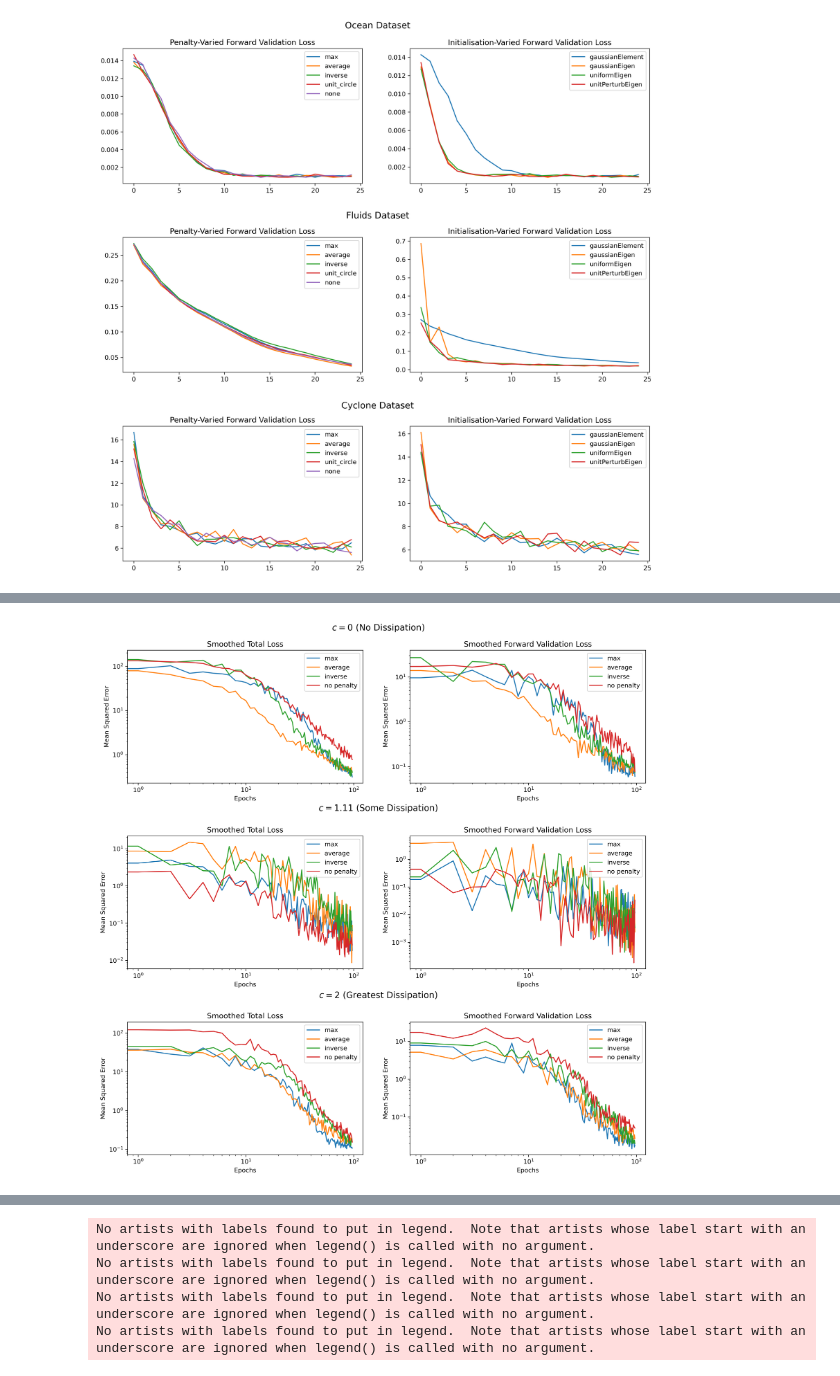
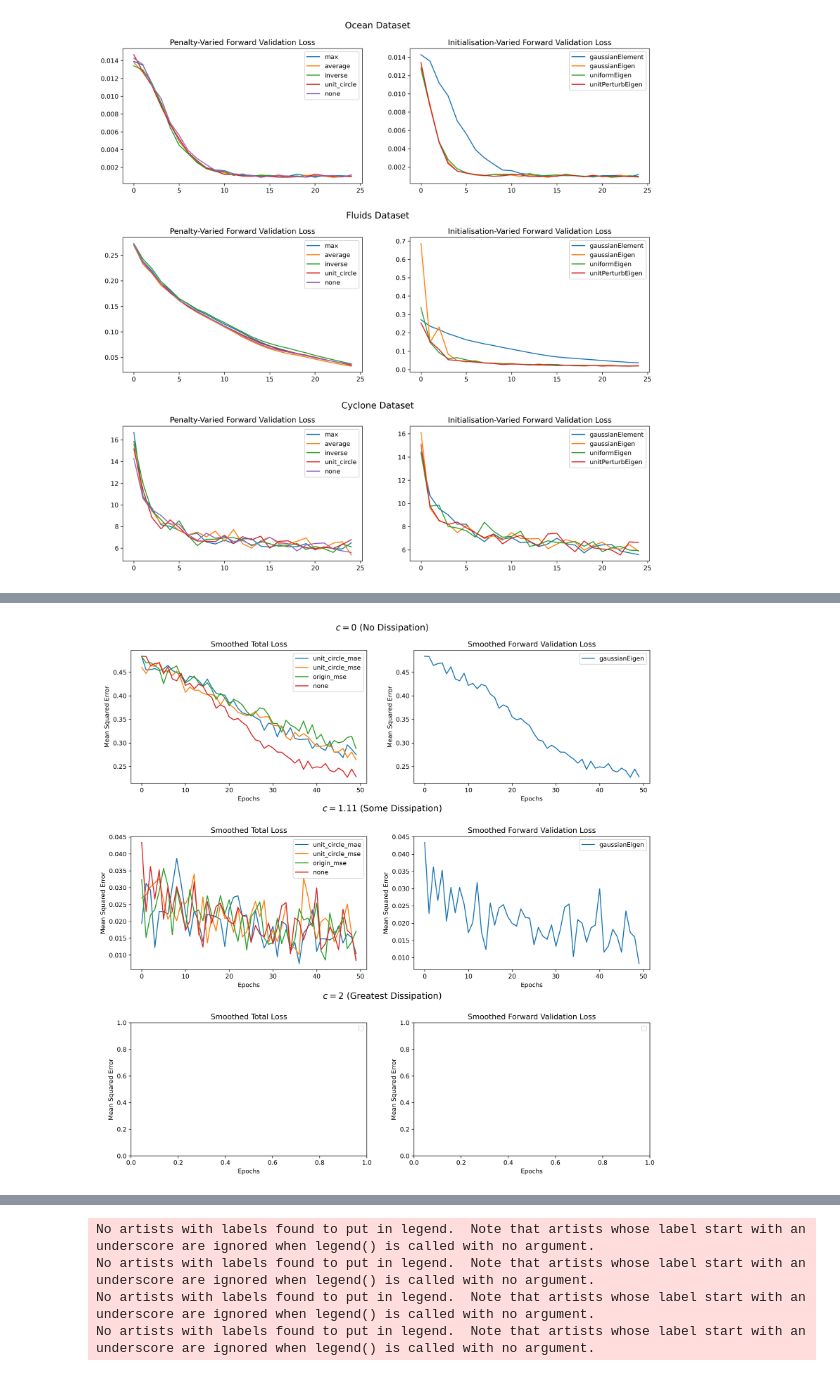
Before and after one commit to jackmiller2003/kae-cyclones, a Jupyter notebook: src/graphing_from_csv.ipynb, the cells around one changed output, grey strips where cells are left out. Saved outputs shown, nothing was run; the diff lists cells and outputs as text; code cells hidden in the pictures.

```diff
--- a/src/graphing_from_csv.ipynb
+++ b/src/graphing_from_csv.ipynb
@@ -157,5 +61,0 @@ df4.columns = ['run', 'penalty', 'init', 'loss', 'val_loss']
-# %%
-l = len(df11.columns)
-init = ['run', 'penalty', 'init']
-init.extend([i for i in range(0,l-3)])
-df11.columns = init
@@ -287,54 +62,35 @@ False
 # %%
 fig, axs = plt.subplots(3,2,figsize=(15,15), dpi=300)
+otherResults = []
 
-for label, item_list in final_list_loss_diss0.items():
-    if label.endswith('gaussian element'):
-        if label.split('-')[0] == 'no':
-            axs[0][0].plot(list(range(0,98)),item_list[:98], label='no penalty')
-        else:
-            axs[0][0].plot(list(range(0,98)),item_list[:98], label=label.split('-')[0])
+with open("/home/156/jm0124/kae-cyclones/results/run_data/pendulumDiss0_5.json", 'r') as f:
+     otherResults.append(('Diss0', json.load(f)))
 
-for label, item_list in final_list_val_diss0.items():
-    if label.endswith('gaussian element'):
-        if label.split('-')[0] == 'no':
-            axs[0][1].plot(list(range(0,98)),item_list[:98], label='no penalty')
-        else:
-            axs[0][1].plot(list(range(0,98)),item_list[:98], label=label.split('-')[0])
+with open("/home/156/jm0124/kae-cyclones/results/run_data/pendulumDiss5_2.json", 'r') as f:
+    otherResults.append(('Diss5', json.load(f)))
 
-for label, item_list in final_list_loss_diss5.items():
-    if label.endswith('gaussian element'):
-        if label.split('-')[0] == 'no':
-            axs[1][0].plot(list(range(0,98)),item_list[:98], label='no penalty')
-        else:
-            axs[1][0].plot(list(range(0,98)),item_list[:98], label=label.split('-')[0])
+# with open("/home/156/jm0124/kae-cyclones/results/run_data/pendulumDiss9.json", 'r') as f:
+#     otherResults.append(('Diss9', json.load(f)))
 
-for label, item_list in final_list_val_diss5.items():
-    if label.endswith('gaussian element'):
-        if label.split('-')[0] == 'no':
-            axs[1][1].plot(list(range(0,98)),item_list[:98], label='no penalty')
-        else:
-            axs[1][1].plot(list(range(0,98)),item_list[:98], label=label.split('-')[0])
+for i, (name, results) in enumerate(otherResults):
+    for penaltyName, penalty in results.items():
+        if name == 'Diss0': epochs = [x for x in range(50)]
+        else: epochs = [x for x in range(50)]
+        print(name, epochs)
 
-for label, item_list in final_list_loss_diss9.items():
-    if label.endswith('gaussian element'):
-        if label.split('-')[0] == 'no':
-            axs[2][0].plot(list(range(0,98)),item_list[:98], label='no penalty')
-        else:
-            axs[2][0].plot(list(range(0,98)),item_list[:98], label=label.split('-')[0])
+        axs[i][0].plot(epochs, penalty["gaussianEigen"]["1e0"]["fwd_val"], label=f"{penaltyName}")
 
-for label, item_list in final_list_val_diss9.items():
-    if label.endswith('gaussian element'):
-        if label.split('-')[0] == 'no':
-            axs[2][1].plot(list(range(0,98)),item_list[:98], label='no penalty')
-        else:
-            axs[2][1].plot(list(range(0,98)),item_list[:98], label=label.split('-')[0])
+        if penaltyName == 'none':
+            for init_name, init in penalty.items():
+                if not (init_name == 'doubleGaussianEigen' or init_name == 'svdElement'):
+                    axs[i][1].plot(epochs, init["1e0"]["fwd_val"], label=f"{init_name}")
 
 for l in axs:
     for ax in l:
         ax.set_xlabel('Epochs')
         ax.set_ylabel('Mean Squared Error')
-        ax.set_yscale('log')
-        ax.set_xscale('log')
+        # ax.set_yscale('log')
+        # ax.set_xscale('log')
         ax.legend(loc=1)
 
     l[0].set_title('Smoothed Total Loss')
@@ -345,21 +101,4 @@ plt.figtext(0.5,0.65, "$c = 1.11$ (Some Dissipation)", ha="center", va="top", fo
 plt.figtext(0.5,0.37, "$c = 2$ (Greatest Dissipation)", ha="center", va="top", fontsize=14)
 plt.subplots_adjust(hspace = 0.4 )
 plt.savefig('new_avg_diss_graph.png')
-
-
-# axs[0].set_xlabel('Epochs')
-# axs[1].set_ylabel('Mean Squared Error')
-
-
-# plt.plot(df['gaussian_double_dist_init-pendulum - forward loss'].ewm(span = 10).mean(),
-#          label='None')
-# plt.plot(df['Maximal eigen-loss without eigen-initialisation - forward loss'].ewm(span = 10).mean(),
-#          label='Loss')
-# plt.plot(df['spectral_init_uniform-cyclone - forward loss'].ewm(span = 10).mean(),
-#          label='Initialisation')
-# plt.plot(df['sepctral_eigen_init_with_2_to_2_uniform_distribution - forward loss'].ewm(span = 10).mean(),
-#          label='Initialisation & Loss')
-# plt.ylim(0.1,1)
-# plt.xlim(0,50)
-# plt.title(name)
 # %% [output]
@@ -366 +115 @@ plt.savefig('new_avg_diss_graph.png')
-[figure, old version]
+[figure, new version]
```
Also changed, not shown: parts of 15 cells of this notebook, 20 other files.
